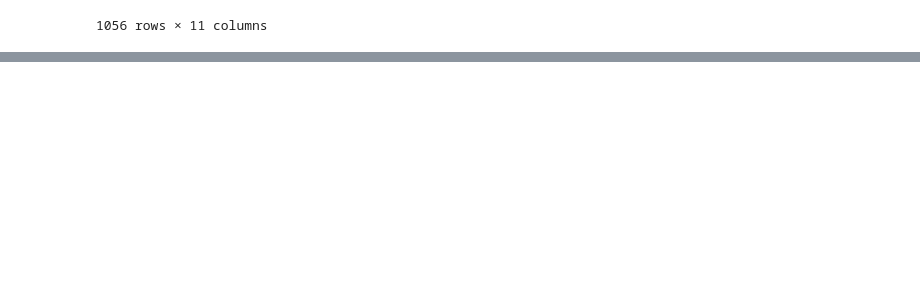
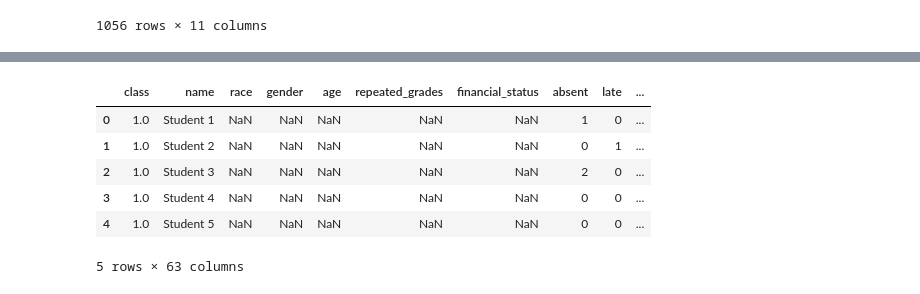
Before and after one commit to Caellwyn/dada-edu, a Jupyter notebook: dataedu_tutorial.ipynb, the cells around one changed output, grey strips where cells are left out. Cells and saved outputs as stored; diff of their text form; code cells hidden in the pictures; blank space fills up the shorter version.

```diff
--- a/dataedu_tutorial.ipynb
+++ b/dataedu_tutorial.ipynb
@@ -260,0 +281,17 @@ dat_anti
+# %%
+ExcelGradeBook = pd.read_excel('data/ExcelGradeBook.xlsx',
+                               sheet_name='Data Entry',
+                              header=1,
+                              skiprows=9)
+gradebook = ExcelGradeBook.copy()
+# %%
+gradebook.columns = [x.lower().replace(' ','_') for x in gradebook.columns]
+gradebook.head()
+# %% [output]
+|  | class | name | race | gender | age | repeated_grades | financial_status | absent | late | ... |
+| 0 | 1.0 | Student 1 | NaN | NaN | NaN | NaN | NaN | 1 | 0 | ... |
+| 1 | 1.0 | Student 2 | NaN | NaN | NaN | NaN | NaN | 0 | 1 | ... |
+| 2 | 1.0 | Student 3 | NaN | NaN | NaN | NaN | NaN | 2 | 0 | ... |
+| 3 | 1.0 | Student 4 | NaN | NaN | NaN | NaN | NaN | 0 | 0 | ... |
+| 4 | 1.0 | Student 5 | NaN | NaN | NaN | NaN | NaN | 0 | 0 | ... |
+5 rows × 63 columns
```
Also changed, not shown: parts of 7 cells of this notebook, 1 other file.
